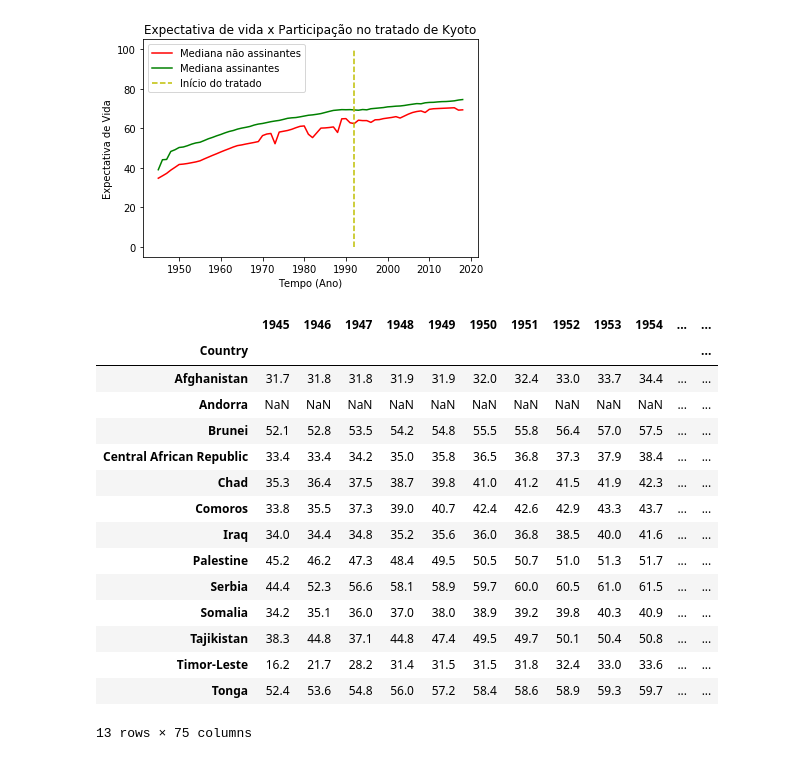
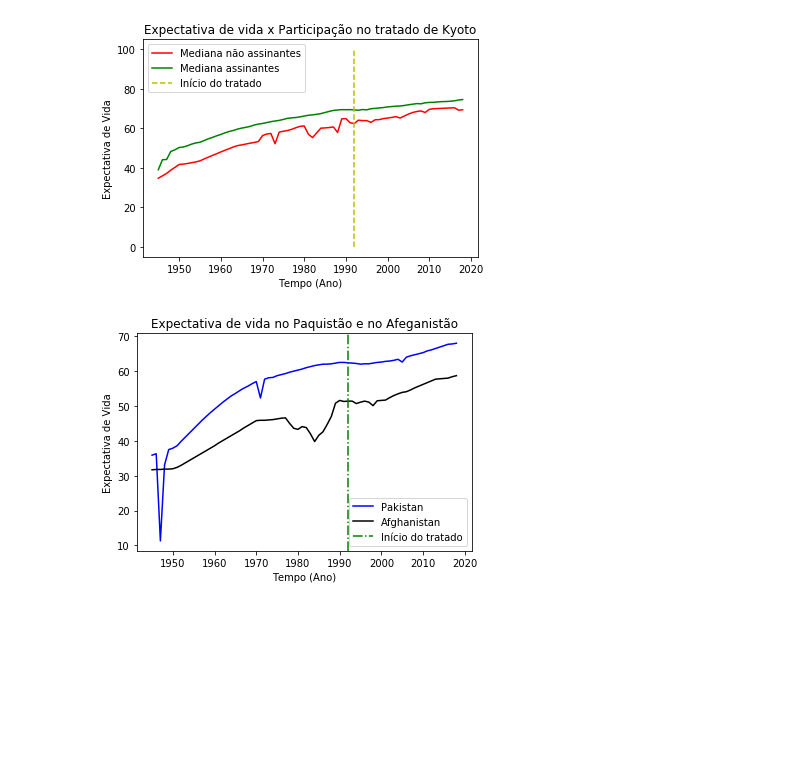
Before and after one commit to CEDipEngineering/DataSci_1, a Jupyter notebook: Final.ipynb, the cells around one changed output. Drawn from its saved outputs; the diff is of its cells as text; code cells hidden in the pictures; blank space fills up the shorter version.

Commit message:
Added analysis between Pakistan and Afghanistan.

```diff
--- a/Final.ipynb
+++ b/Final.ipynb
@@ -111,22 +110,20 @@ plt.title('Expectativa de vida x Participação no tratado de Kyoto')
 plt.show()
 # %% [output]
 [figure]
-# %%
-data_life_no_Kyoto
-# %% [output]
-|  | 1945 | 1946 | 1947 | 1948 | 1949 | 1950 | 1951 | 1952 | 1953 | 1954 | ... | ... |
-| Country |  |  |  |  |  |  |  |  |  |  |  | ... |
-| Afghanistan | 31.7 | 31.8 | 31.8 | 31.9 | 31.9 | 32.0 | 32.4 | 33.0 | 33.7 | 34.4 | ... | ... |
-| Andorra | NaN | NaN | NaN | NaN | NaN | NaN | NaN | NaN | NaN | NaN | ... | ... |
-| Brunei | 52.1 | 52.8 | 53.5 | 54.2 | 54.8 | 55.5 | 55.8 | 56.4 | 57.0 | 57.5 | ... | ... |
-| Central African Republic | 33.4 | 33.4 | 34.2 | 35.0 | 35.8 | 36.5 | 36.8 | 37.3 | 37.9 | 38.4 | ... | ... |
-| Chad | 35.3 | 36.4 | 37.5 | 38.7 | 39.8 | 41.0 | 41.2 | 41.5 | 41.9 | 42.3 | ... | ... |
-| Comoros | 33.8 | 35.5 | 37.3 | 39.0 | 40.7 | 42.4 | 42.6 | 42.9 | 43.3 | 43.7 | ... | ... |
-| Iraq | 34.0 | 34.4 | 34.8 | 35.2 | 35.6 | 36.0 | 36.8 | 38.5 | 40.0 | 41.6 | ... | ... |
-| Palestine | 45.2 | 46.2 | 47.3 | 48.4 | 49.5 | 50.5 | 50.7 | 51.0 | 51.3 | 51.7 | ... | ... |
-| Serbia | 44.4 | 52.3 | 56.6 | 58.1 | 58.9 | 59.7 | 60.0 | 60.5 | 61.0 | 61.5 | ... | ... |
-| Somalia | 34.2 | 35.1 | 36.0 | 37.0 | 38.0 | 38.9 | 39.2 | 39.8 | 40.3 | 40.9 | ... | ... |
-| Tajikistan | 38.3 | 44.8 | 37.1 | 44.8 | 47.4 | 49.5 | 49.7 | 50.1 | 50.4 | 50.8 | ... | ... |
-| Timor-Leste | 16.2 | 21.7 | 28.2 | 31.4 | 31.5 | 31.5 | 31.8 | 32.4 | 33.0 | 33.6 | ... | ... |
-| Tonga | 52.4 | 53.6 | 54.8 | 56.0 | 57.2 | 58.4 | 58.6 | 58.9 | 59.3 | 59.7 | ... | ... |
-13 rows × 75 columns
+# %%
+lista_paki = data_life.loc['Afghanistan']
+del lista_paki['Kyoto']
+
+lista_afgh = data_life.loc['Pakistan']
+del lista_afgh['Kyoto']
+# %%
+plt.plot(range(1945,2019), lista_afgh, label = 'Pakistan', color = 'b')
+plt.plot(range(1945,2019), lista_paki, label = 'Afghanistan', color = 'k')
+plt.axvline(1992, color = 'green', ls = '-.', label = 'Início do tratado')
+plt.xlabel('Tempo (Ano)')
+plt.ylabel('Expectativa de Vida')
+plt.title('Expectativa de vida no Paquistão e no Afeganistão')
+plt.legend()
+plt.show()
+# %% [output]
+[figure, added]
```
Also changed, not shown: parts of 1 cell of this notebook.
